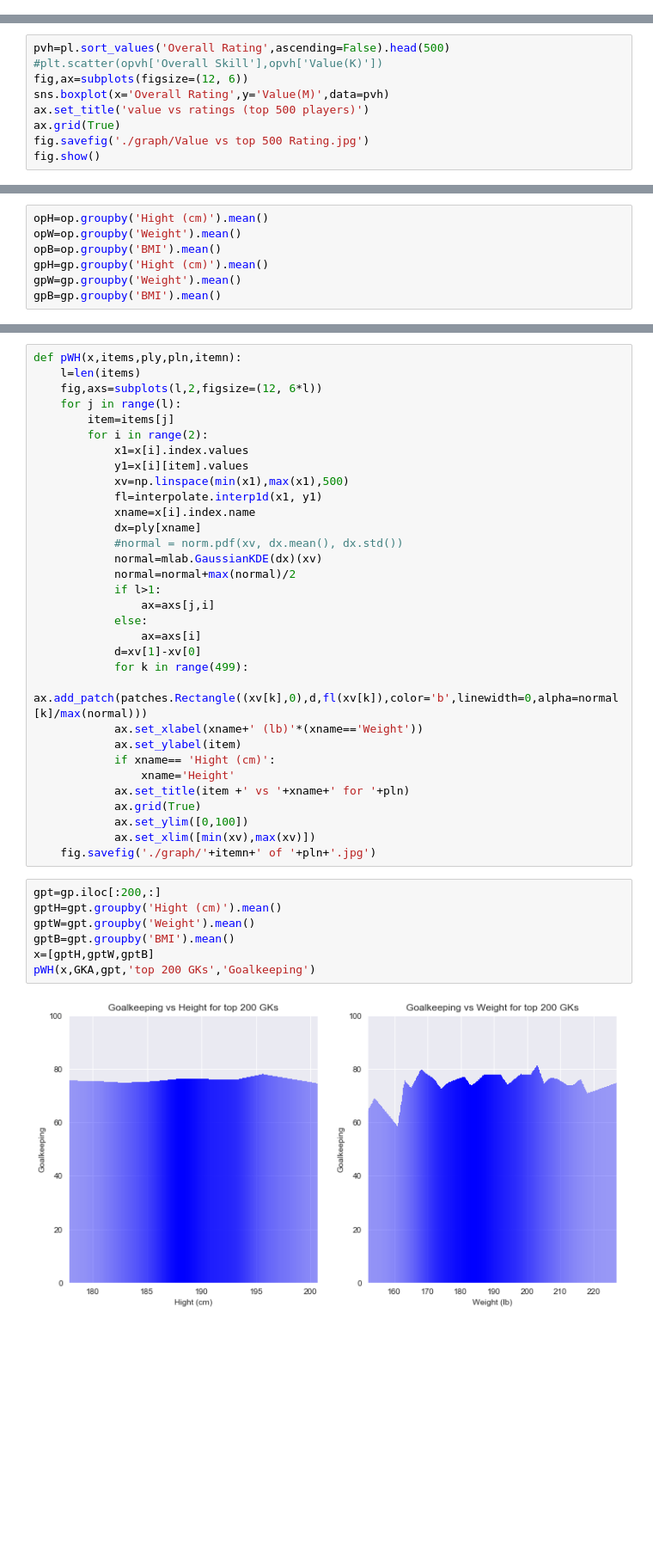
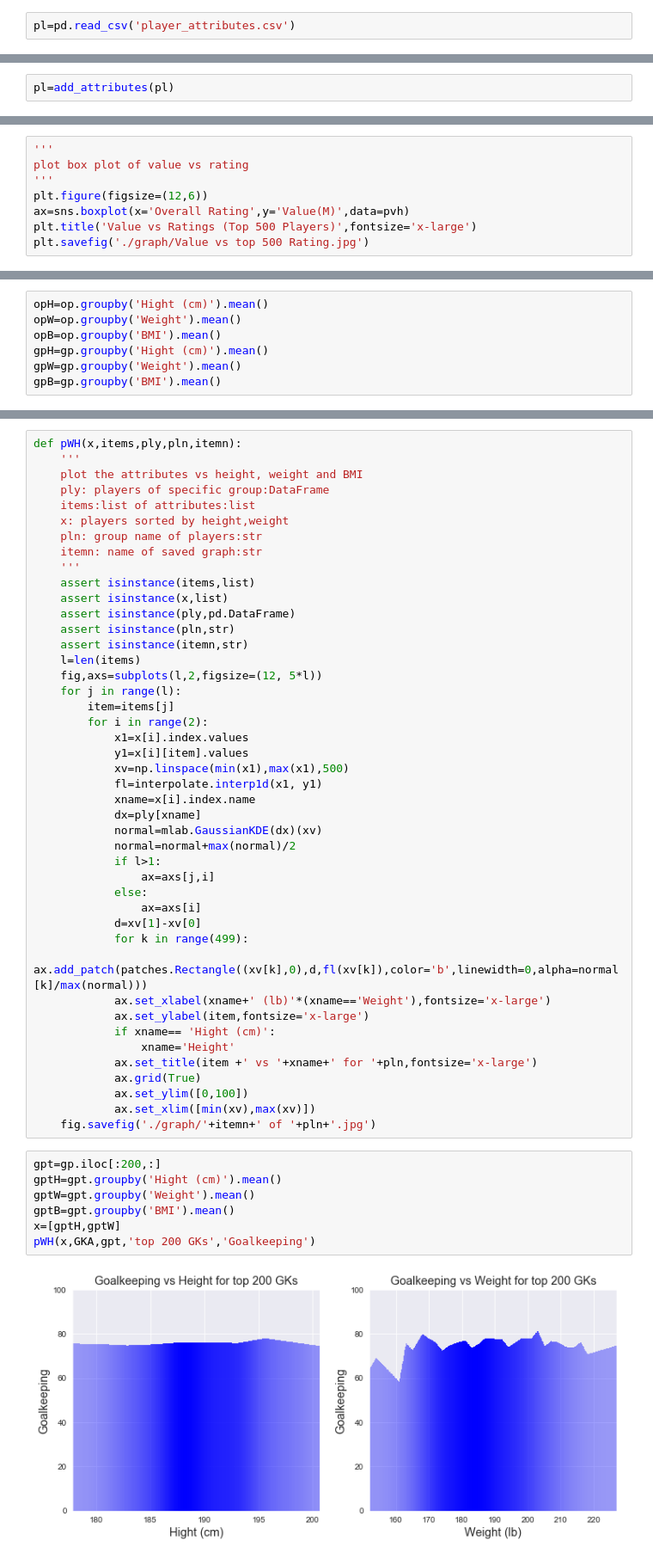
Before and after one commit to sharax/ECE_143_Group_11, a Jupyter notebook: HWBplot+top.ipynb, the cells around one changed output, grey strips where cells are left out. Shown: that part at 86% size. Cells and saved outputs as stored; diff of their text form; blank space fills up the shorter version.

```diff
--- a/HWBplot+top.ipynb
+++ b/HWBplot+top.ipynb
@@ -8,4 +8,6 @@ import matplotlib.mlab as mlab
 import matplotlib.patches as patches
 from scipy import interpolate
 import seaborn as sns
+# %%
+pl=pd.read_csv('player_attributes.csv')
 # %%
@@ -38,3 +45,5 @@ pl['Overall Skill']=pl['Skill'].values.astype(np.int)
+# %%
+pl=add_attributes(pl)
 # %%
 AA=['Attacking']
 MA=['Movement']
@@ -62,10 +81,9 @@ sns.set_style("darkgrid")
 # %%
-pvh=pl.sort_values('Overall Rating',ascending=False).head(500)
-#plt.scatter(opvh['Overall Skill'],opvh['Value(K)'])
-fig,ax=subplots(figsize=(12, 6))
-sns.boxplot(x='Overall Rating',y='Value(M)',data=pvh)
-ax.set_title('value vs ratings (top 500 players)')
-ax.grid(True)
-fig.savefig('./graph/Value vs top 500 Rating.jpg')
-fig.show()
+'''
+plot box plot of value vs rating
+'''
+plt.figure(figsize=(12,6))
+ax=sns.boxplot(x='Overall Rating',y='Value(M)',data=pvh)
+plt.title('Value vs Ratings (Top 500 Players)',fontsize='x-large')
+plt.savefig('./graph/Value vs top 500 Rating.jpg')
 # %% [output]
@@ -240,7 +289,20 @@ ptw(x,'Goalkeeping',gp)
 # %%
 def pWH(x,items,ply,pln,itemn):
+    '''
+    plot the attributes vs height, weight and BMI
+    ply: players of specific group:DataFrame
+    items:list of attributes:list
+    x: players sorted by height,weight
+    pln: group name of players:str
+    itemn: name of saved graph:str
+    '''
+    assert isinstance(items,list)
+    assert isinstance(x,list)
+    assert isinstance(ply,pd.DataFrame)
+    assert isinstance(pln,str)
+    assert isinstance(itemn,str)
     l=len(items)
-    fig,axs=subplots(l,2,figsize=(12, 6*l))
+    fig,axs=subplots(l,2,figsize=(12, 5*l))
     for j in range(l):
         item=items[j]
         for i in range(2):
@@ -250,7 +312,6 @@ def pWH(x,items,ply,pln,itemn):
             fl=interpolate.interp1d(x1, y1)
             xname=x[i].index.name
             dx=ply[xname]
-            #normal = norm.pdf(xv, dx.mean(), dx.std())
             normal=mlab.GaussianKDE(dx)(xv)
             normal=normal+max(normal)/2
             if l>1:
@@ -260,11 +321,11 @@ def pWH(x,items,ply,pln,itemn):
             d=xv[1]-xv[0]
             for k in range(499):
                 ax.add_patch(patches.Rectangle((xv[k],0),d,fl(xv[k]),color='b',linewidth=0,alpha=normal[k]/max(normal)))
-            ax.set_xlabel(xname+' (lb)'*(xname=='Weight'))
-            ax.set_ylabel(item)
+            ax.set_xlabel(xname+' (lb)'*(xname=='Weight'),fontsize='x-large')
+            ax.set_ylabel(item,fontsize='x-large')
             if xname== 'Hight (cm)':
                 xname='Height'
-            ax.set_title(item +' vs '+xname+' for '+pln)
+            ax.set_title(item +' vs '+xname+' for '+pln,fontsize='x-large')
             ax.grid(True)
             ax.set_ylim([0,100])
             ax.set_xlim([min(xv),max(xv)])
@@ -272,12 +333,12 @@ def pWH(x,items,ply,pln,itemn):
 # %%
 gpt=gp.iloc[:200,:]
 gptH=gpt.groupby('Hight (cm)').mean()
 gptW=gpt.groupby('Weight').mean()
 gptB=gpt.groupby('BMI').mean()
-x=[gptH,gptW,gptB]
+x=[gptH,gptW]
 pWH(x,GKA,gpt,'top 200 GKs','Goalkeeping')
 # %% [output]
-[figure, old version]
+[figure, new version]
 # %%
 mpt=mp.iloc[:500,:]
 mptH=mpt.groupby('Hight (cm)').mean()
```
Also changed, not shown: parts of 31 cells of this notebook.
